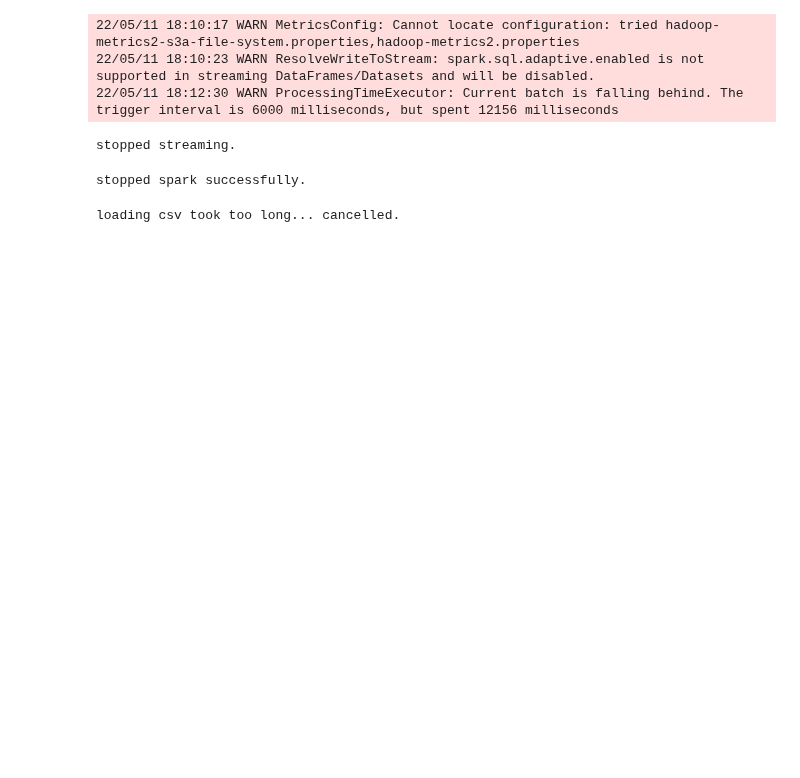
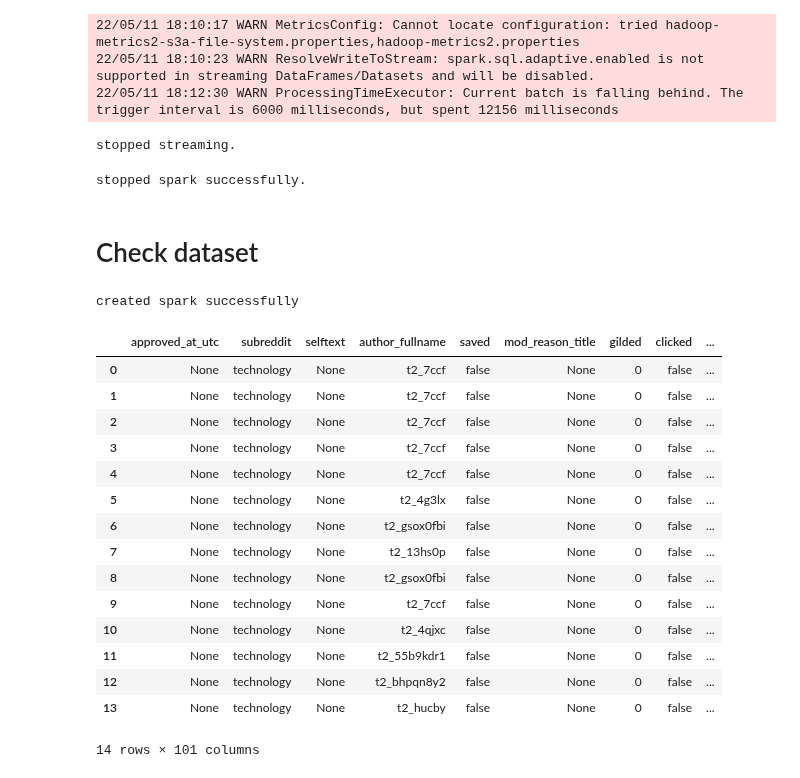
Before and after one commit to stevenhurwitt/reddit-streaming, a Jupyter notebook: redditStreaming/src/main/python/spark-streaming-test.ipynb, the cells around one changed output. Cells and saved outputs as stored; diff of their text form; code cells hidden in the pictures; blank space fills up the shorter version.

Commit message:
debug duplicate columns (fixed payload_schema)

```diff
--- a/redditStreaming/src/main/python/spark-streaming-test.ipynb
+++ b/redditStreaming/src/main/python/spark-streaming-test.ipynb
@@ -78,12 +69,34 @@ spark.stop()
 print("stopped spark successfully.")
 # %% [output]
 stopped spark successfully.
+# %% [markdown]
+# Check dataset
 # %%
 try:
-    test = spark.read.format("csv").load("s3a://reddit-stevenhurwitt/test_technology")
-    test.show()
+    spark, sc = init_spark()
+    test = spark.read.format("csv").option("header", True).load("s3a://reddit-stevenhurwitt/test_technology")
+    test_pandas = test.toPandas()
 
 except KeyboardInterrupt:
     print("loading csv took too long... cancelled.")
 # %% [output]
-loading csv took too long... cancelled.
+created spark successfully
+# %%
+test_pandas
+# %% [output]
+|  | approved_at_utc | subreddit | selftext | author_fullname | saved | mod_reason_title | gilded | clicked | ... |
+| 0 | None | technology | None | t2_7ccf | false | None | 0 | false | ... |
+| 1 | None | technology | None | t2_7ccf | false | None | 0 | false | ... |
+| 2 | None | technology | None | t2_7ccf | false | None | 0 | false | ... |
+| 3 | None | technology | None | t2_7ccf | false | None | 0 | false | ... |
+| 4 | None | technology | None | t2_7ccf | false | None | 0 | false | ... |
+| 5 | None | technology | None | t2_4g3lx | false | None | 0 | false | ... |
+| 6 | None | technology | None | t2_gsox0fbi | false | None | 0 | false | ... |
+| 7 | None | technology | None | t2_13hs0p | false | None | 0 | false | ... |
+| 8 | None | technology | None | t2_gsox0fbi | false | None | 0 | false | ... |
+| 9 | None | technology | None | t2_7ccf | false | None | 0 | false | ... |
+| 10 | None | technology | None | t2_4qjxc | false | None | 0 | false | ... |
+| 11 | None | technology | None | t2_55b9kdr1 | false | None | 0 | false | ... |
+| 12 | None | technology | None | t2_bhpqn8y2 | false | None | 0 | false | ... |
+| 13 | None | technology | None | t2_hucby | false | None | 0 | false | ... |
+14 rows × 101 columns
```
Also changed, not shown: parts of 5 cells of this notebook, 3 other files.
